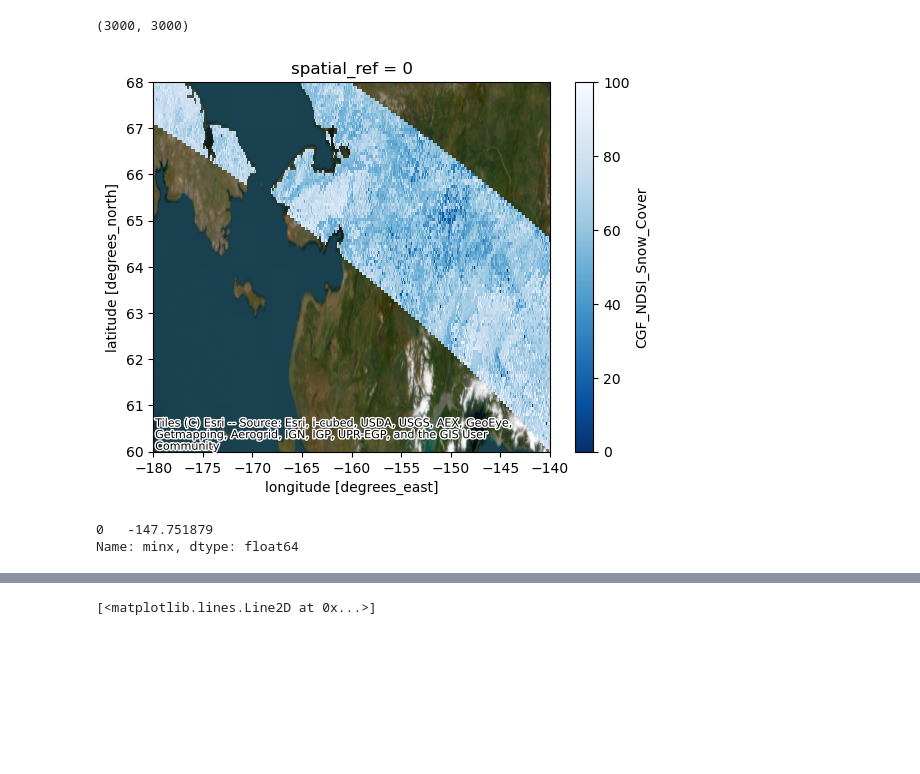
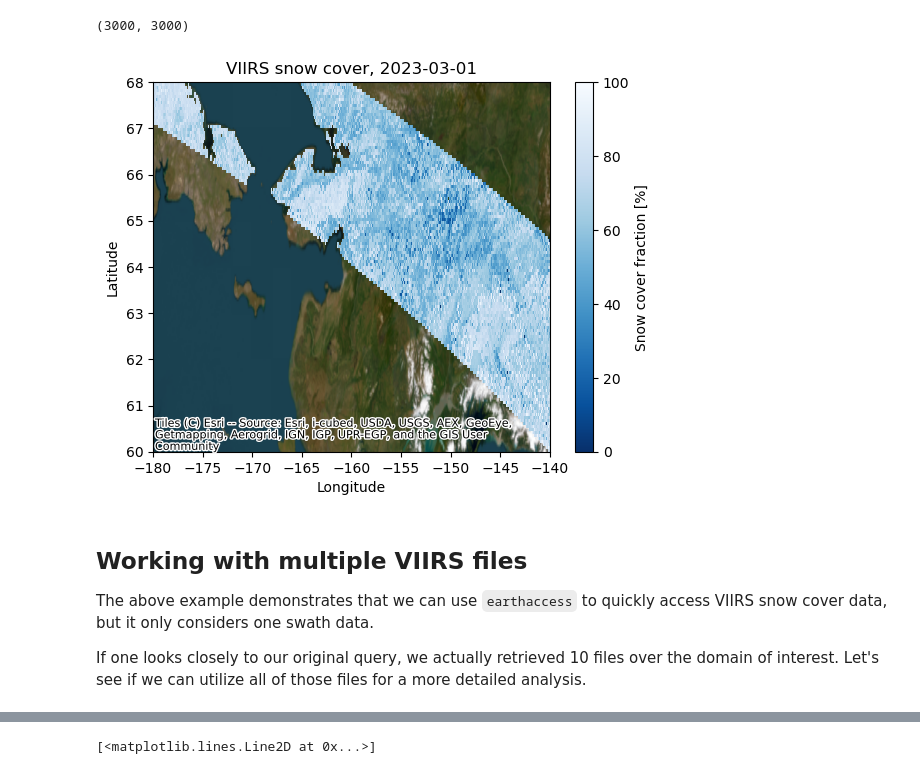
Before and after one commit to zachghiaccio/snow-observations, a Jupyter notebook: notebooks/VIIRS_snow_cover.ipynb, the cells around one changed output, grey strips where cells are left out. Saved outputs shown, nothing was run; the diff lists cells and outputs as text; code cells hidden in the pictures; blank space fills up the shorter version.

Commit message:
Added flavor text. Multi-file example is a work in progress

```diff
--- a/notebooks/VIIRS_snow_cover.ipynb
+++ b/notebooks/VIIRS_snow_cover.ipynb
@@ -132,19 +143,21 @@ except:
 # %% [output]
 (3000, 3000)
 # %%
+# Get date of data granule
+date = dom_ref.attrs['StartTime'][:10]
+
+# Plot VIIRS snow cover over ESRI imagery
 fig, ax = plt.subplots()
-ds.rio.reproject(4326).plot(ax=ax, vmin=0, vmax=100, cmap="Blues_r")
-#fairbanks.to_crs("EPSG:4326").plot(ax=ax, facecolor='None', edgecolor='orange')
+ds.rio.reproject(4326).plot(ax=ax, vmin=0, vmax=100, cmap="Blues_r",
+                            cbar_kwargs={'label': "Snow cover fraction [%]"})
+ax.set_xlabel("Longitude")
+ax.set_ylabel("Latitude")
+ax.set_title(f"VIIRS snow cover, {date}")
 ax.set_xlim(-180, -140)
 ax.set_ylim(60, 68)
 cx.add_basemap(ax, crs="EPSG:4326", source=cx.providers.Esri.WorldImagery, zoom=8)
 # %% [output]
-[figure, old version]
+[figure, new version]
-# %%
-fairbanks.geometry.bounds['minx']
-# %% [output]
-0   -147.751879
-Name: minx, dtype: float64
 # %%
 domain_id = 7
 trial_id = 33
@@ -180,6 +193,11 @@ def reproject_func(ds,var,dom_ref,x_lims,y_lims):
 #     ds.rio.reproject_match(dom_ref).plot(vmax=100)
     ds = ds.sel(x=slice(x_lims[0],x_lims[1]),y=slice(y_lims[1],y_lims[0]))
     return ds
+# %% [markdown]
+## Working with multiple VIIRS files
+The above example demonstrates that we can use `earthaccess` to quickly access VIIRS snow cover data, but it only considers one swath data.
+
+If one looks closely to our original query, we actually retrieved 10 files over the domain of interest. Let's see if we can utilize all of those files for a more detailed analysis.
 # %%
 date_list = []
 ds_concat = []
```
Also changed, not shown: parts of 5 cells of this notebook.
